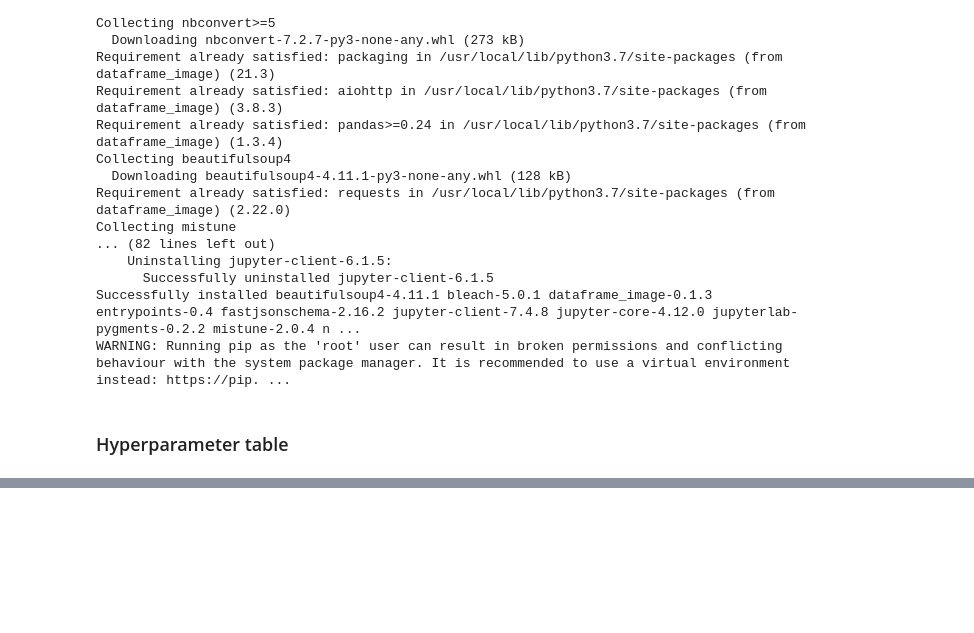
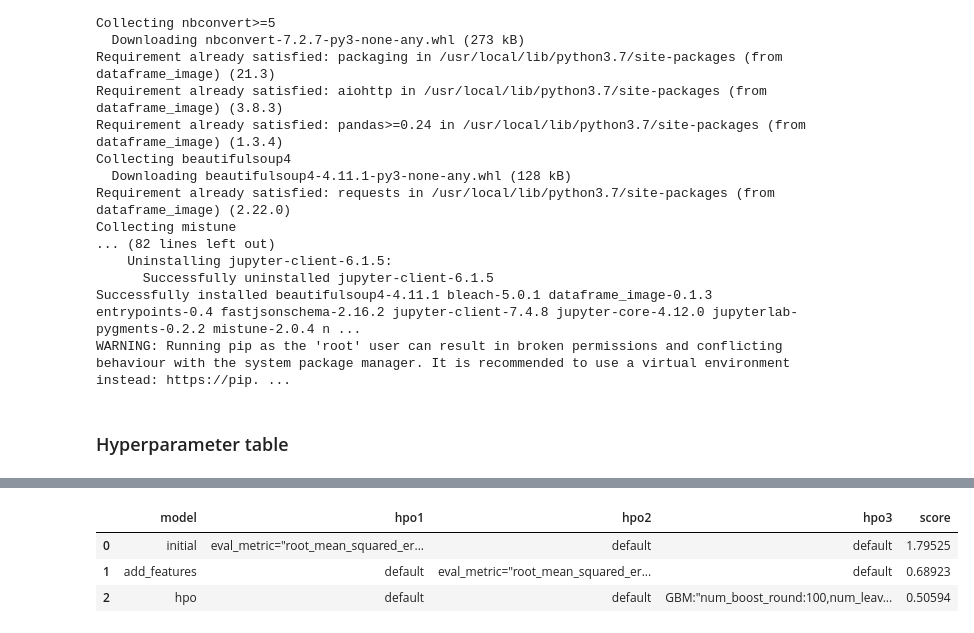
Before and after one commit to tesfayealex/Biker-Sharing-Demand, a Jupyter notebook: project/project-template.ipynb, the cells around one changed output, grey strips where cells are left out. Cells and saved outputs as stored; diff of their text form; code cells hidden in the pictures; blank space fills up the shorter version.

```diff
--- a/project/project-template.ipynb
+++ b/project/project-template.ipynb
@@ -648,8 +648,7 @@ WARNING: Running pip as the 'root' user can result in broken permissions and con
 ### Hyperparameter table
 # %%
 # The 3 hyperparameters we tuned with the kaggle score as the result
-
-df = pd.DataFrame({
+pd.DataFrame({
     "model": ["initial", "add_features", "hpo"],
     "hpo1": ['eval_metric="root_mean_squared_error",presets="best_quality",time_limit=600', 'default', 'default'],
     "hpo2": ['default', 'eval_metric="root_mean_squared_error",presets="best_quality",time_limit=600', 'default'],
@@ -660,0 +659,4 @@ ImportError: cannot import name 'Callable' from 'traitlets' (/usr/local/lib/pyth
+|  | model | hpo1 | hpo2 | hpo3 | score |
+| 0 | initial | eval_metric="root_mean_squared_er... | default | default | 1.79525 |
+| 1 | add_features | default | eval_metric="root_mean_squared_er... | default | 0.68923 |
+| 2 | hpo | default | default | GBM:"num_boost_round:100,num_leav... | 0.50594 |
```
Also changed, not shown: parts of 1 cell of this notebook.
